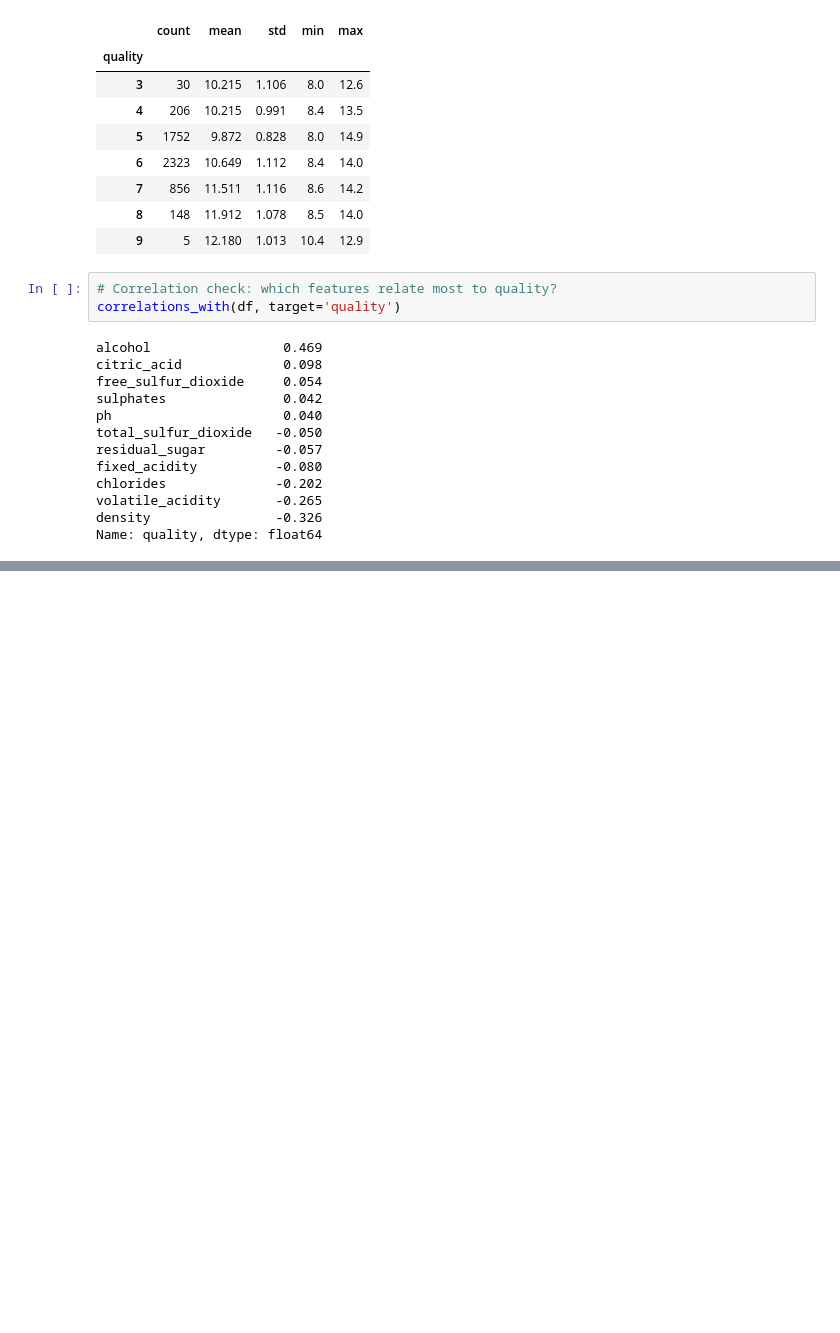
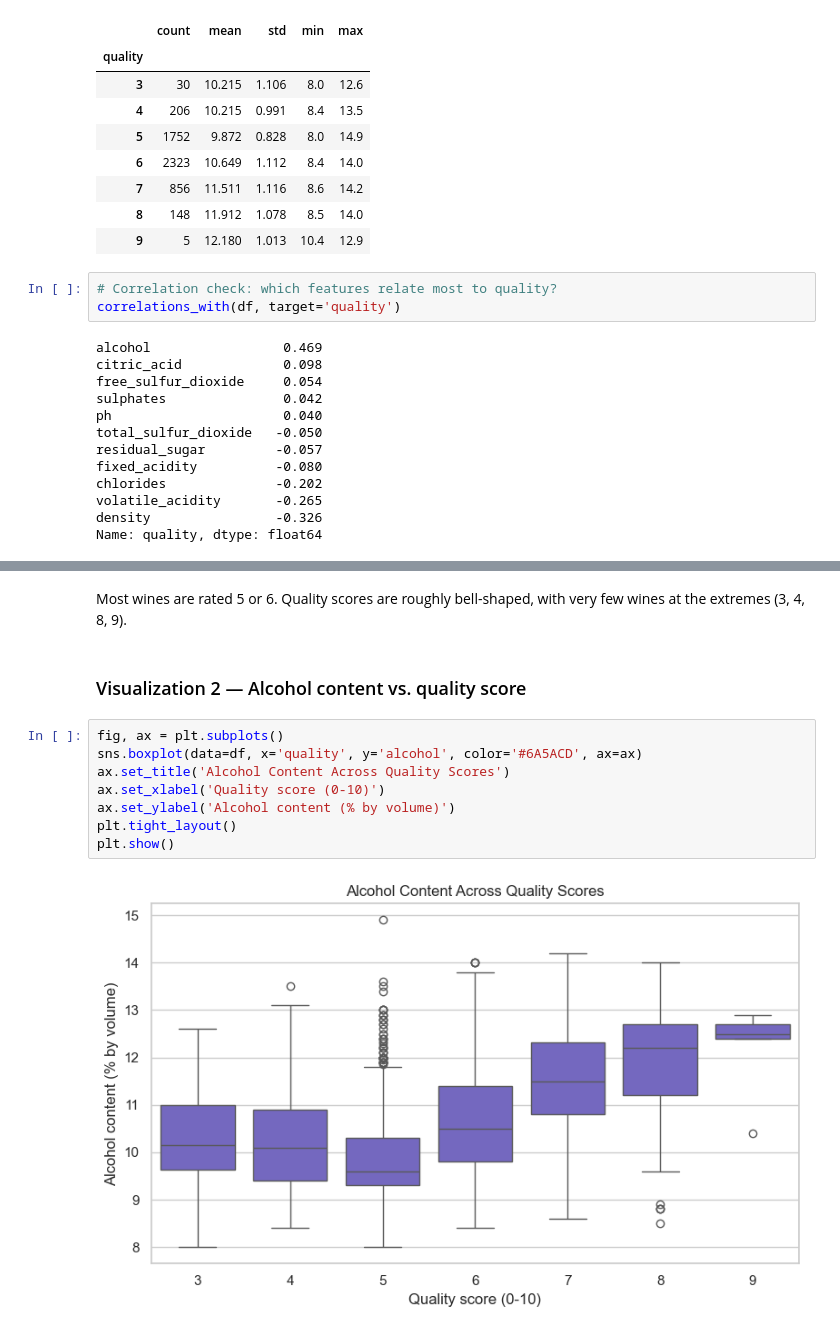
Before and after one commit to vikceo/ai-programming-foundations-project, a Jupyter notebook: ai programming fundamentals/data_workflow.ipynb, the cells around one changed output, grey strips where cells are left out. Saved outputs shown, nothing was run; the diff lists cells and outputs as text; blank space fills up the shorter version.

```diff
--- a/ai programming fundamentals/data_workflow.ipynb
+++ b/ai programming fundamentals/data_workflow.ipynb
@@ -298,0 +323,14 @@ Name: quality, dtype: float64
+# %% [markdown]
+Most wines are rated 5 or 6. Quality scores are roughly bell-shaped, with very few wines at the extremes (3, 4, 8, 9).
+# %% [markdown]
+### Visualization 2 — Alcohol content vs. quality score
+# %%
+fig, ax = plt.subplots()
+sns.boxplot(data=df, x='quality', y='alcohol', color='#6A5ACD', ax=ax)
+ax.set_title('Alcohol Content Across Quality Scores')
+ax.set_xlabel('Quality score (0-10)')
+ax.set_ylabel('Alcohol content (% by volume)')
+plt.tight_layout()
+plt.show()
+# %% [output]
+[figure, added]
```
Also changed, not shown: parts of 14 cells of this notebook.
